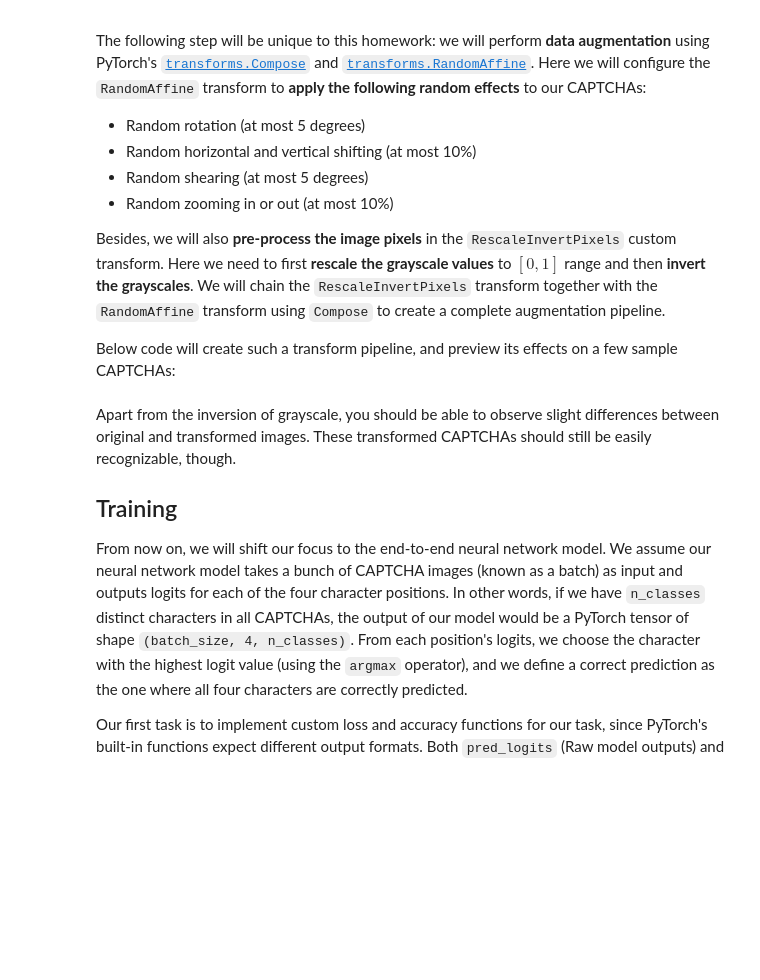
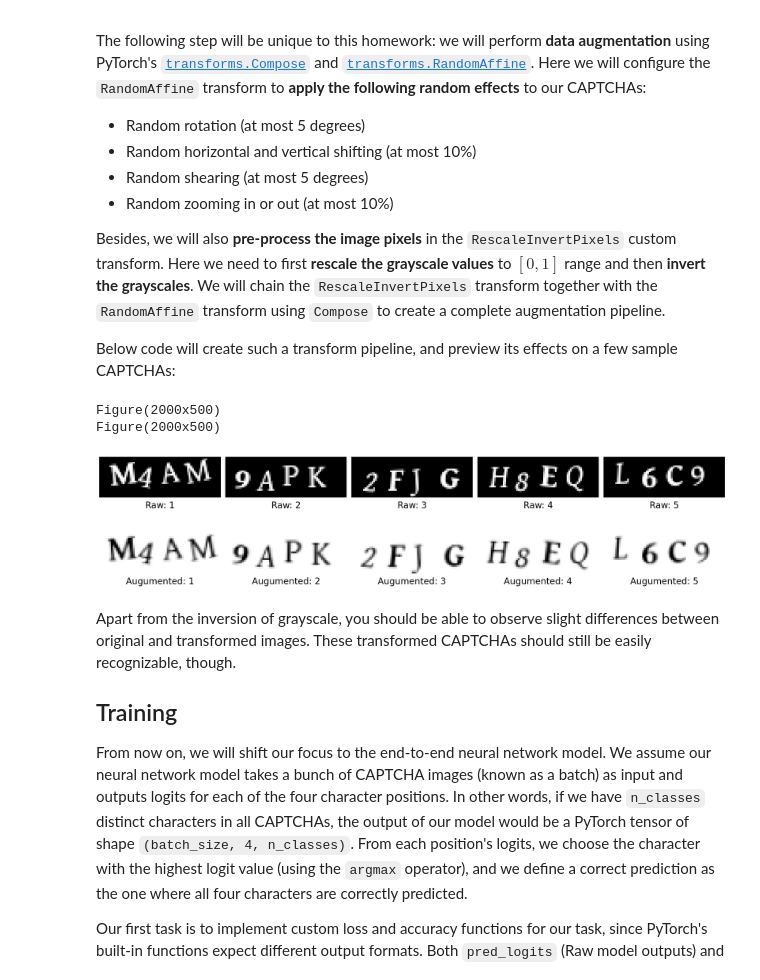
Before and after one commit to connor735/-MachineLearningCourse, a Jupyter notebook: Assignment2/homework_2_student_20260121.ipynb, the cells around one changed output. Cells and saved outputs as stored; diff of their text form; code cells hidden in the pictures; blank space fills up the shorter version.

```diff
--- a/Assignment2/homework_2_student_20260121.ipynb
+++ b/Assignment2/homework_2_student_20260121.ipynb
@@ -29,7 +66,8 @@ import os
 
 import torch
 from torchvision.datasets.folder import IMG_EXTENSIONS
-from torchvision.io import ImageReadMode, decode_image
+from torchvision.io import read_file, ImageReadMode, decode_image
+from pathlib import Path
 
 # CAPTCHA images directory
 CAPTCHA_IMAGES_DIR = "captcha-images"
@@ -47,7 +85,18 @@ captcha_texts = []
 # 2) Stack all CAPTCHA images into a PyTorch tensor
 # 3) Load all CAPTCHA texts (filenames without extension) into `captcha_texts`
 #    (Items in `captcha_images` and `captcha_texts` should match)
-pass
+
+
+for entry in os.scandir(CAPTCHA_IMAGES_DIR):
+    if entry.name.lower().endswith(IMG_EXTENSIONS):
+        bytes = read_file(entry.path)
+        captcha_images.append(decode_image(bytes, mode=ImageReadMode.GRAY))
+        captcha_texts.append(Path(entry.name).stem)
+
+
+captcha_images = torch.stack(captcha_images, dim=0)
+
+
 
 assert isinstance(captcha_images, torch.Tensor), "`captcha_images` must be a PyTorch tensor!"
 assert captcha_images.ndim==4, "`captcha_images` should be a 4D tensor!"
@@ -85,7 +134,14 @@ le = LabelEncoder()
 # 3) Save number of classes (distinct characters) in `n_classes`
 # 4) Convert class indices to PyTorch tensor and reshape as `texts_class_indices_tv`
 #    (The shape of `texts_class_indices_tv` should be (n_images, 4))
-pass
+
+
+flatten_texts_tv = list(hw2_util.flatten(captcha_texts_tv))
+char_indices = le.fit_transform(flatten_texts_tv)
+n_classes = len(le.classes_)
+texts_class_indices_tv = torch.Tensor(char_indices).reshape(len(captcha_texts_tv), 4)
+
+
 
 assert isinstance(texts_class_indices_tv, torch.Tensor), "`texts_class_indices_tv` must be a PyTorch tensor!"
 assert texts_class_indices_tv.ndim==2, "`texts_class_indices_tv` must have two dimensions!"
@@ -121,35 +177,50 @@ class RescaleInvertPixels(nn.Module):
         # 1) Rescale pixel grayscale values to [0, 1]
         # 2) Invert the grayscales of the image (darker becomes lighter, and vice versa)
         # 3) Return modified grayscales
-        raise NotImplementedError
+        rescaled = raw_image/255.0
+        invert = 1.0-rescaled
+        return invert
 
 ## [ TODO ]
 # Create a transform pipeline using `Compose` with:
 # 1) `RescaleInvertPixels()` for preprocessing
 # 2) `RandomAffine` with the following random effects:
 #    - Rotation: at most 5 degrees
 #    - Horizontal and vertical shift: at most 10%
 #    - Zooming: at most 10% (scale between 0.9 and 1.1)
 #    - Shearing: at most 5 degrees
 #    - Use `InterpolationMode.BILINEAR` for interpolation
 #
 # Choose parameters such that CAPTCHAs are moderately distorted but still recognizable.
-captcha_transform = NotImplemented
 
+transform_pipeline = Compose([
+    RescaleInvertPixels(),
+    RandomAffine(degrees=3, translate=(0.05, 0.05), scale=(0.9,1.1), interpolation=InterpolationMode.BILINEAR)
+])
+
+
+
+
+captcha_transform = transform_pipeline
 # Select a few images for preview
 preview_orig = captcha_images_train[:5]
 # Generate a few transformed CAPTCHA images for preview
 preview_trans = captcha_transform(preview_orig)
 
 # Preview original and transformed CAPTCHAs
 hw2_util.print_images(
     preview_orig.squeeze(-3),
     texts=[f"Raw: {i+1}" for i in range(5)]
 )
 hw2_util.print_images(
     preview_trans.squeeze(-3),
     texts=[f"Augumented: {i+1}" for i in range(5)]
 )
+# %% [output]
+Figure(2000x500)
+Figure(2000x500)
+[figure, added]
+[figure, added]
 # %% [markdown]
 Apart from the inversion of grayscale, you should be able to observe slight differences between original and transformed images. These transformed CAPTCHAs should still be easily recognizable, though.
 
```
Also changed, not shown: parts of 11 cells of this notebook.
